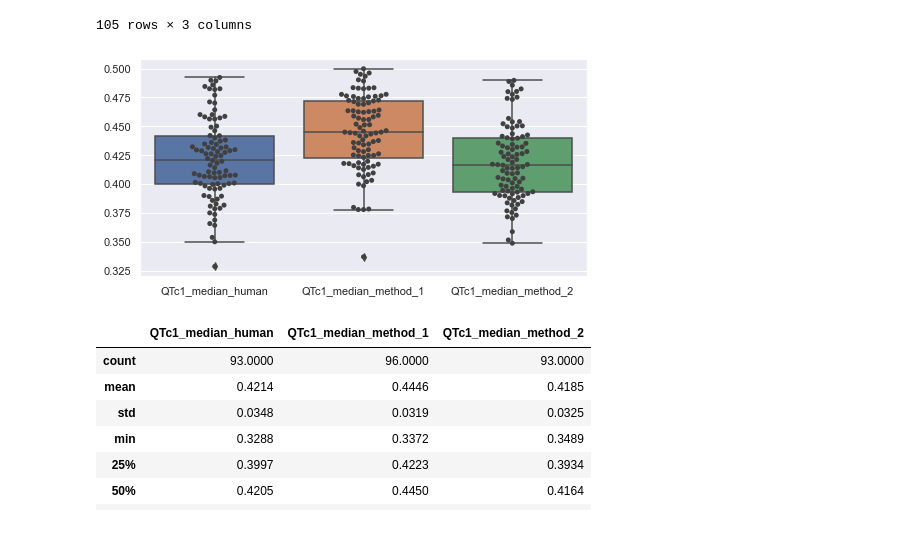
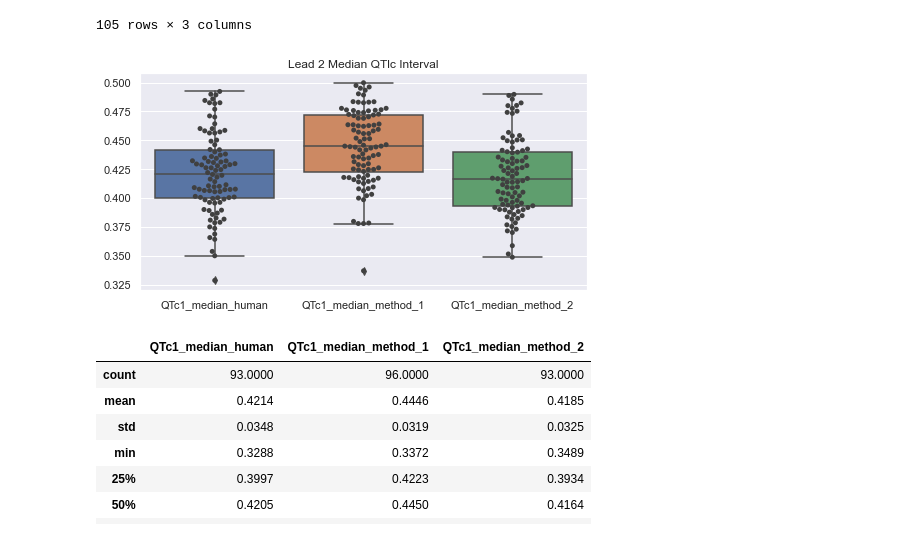
Before and after one commit to Simurgh818/QT_pipeline, a Jupyter notebook: data_analysis.ipynb, the cells around one changed output. Saved outputs shown, nothing was run; the diff lists cells and outputs as text; code cells hidden in the pictures.

```diff
--- a/data_analysis.ipynb
+++ b/data_analysis.ipynb
@@ -117,10 +118,10 @@ QTc1_median_lead2
 105 rows × 3 columns
 # %%
 sns.set(rc = {'figure.figsize':(8,4)})
-ax2 = sns.boxplot(data=QTc1_median_lead2)
+ax2 = sns.boxplot(data=QTc1_median_lead2).set(title='Lead 2 Median QTlc Interval')
 ax2 = sns.swarmplot(data=QTc1_median_lead2, color=".25")
 # %% [output]
-[figure, old version]
+[figure, new version]
 # %%
 QTc1_median_lead2.describe().round(decimals=4)
 # %% [output]
```
Also changed, not shown: parts of 2 cells of this notebook.
